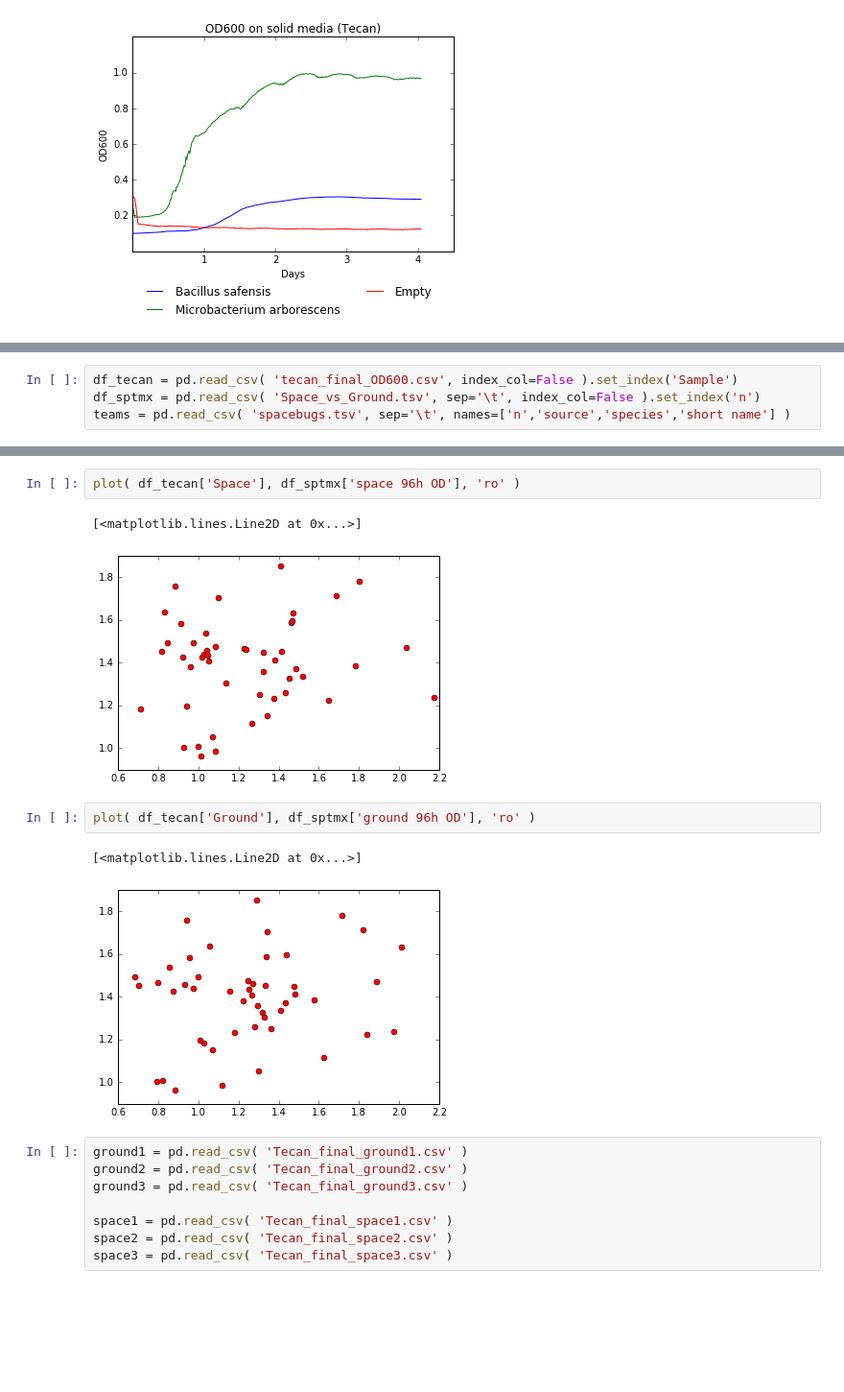
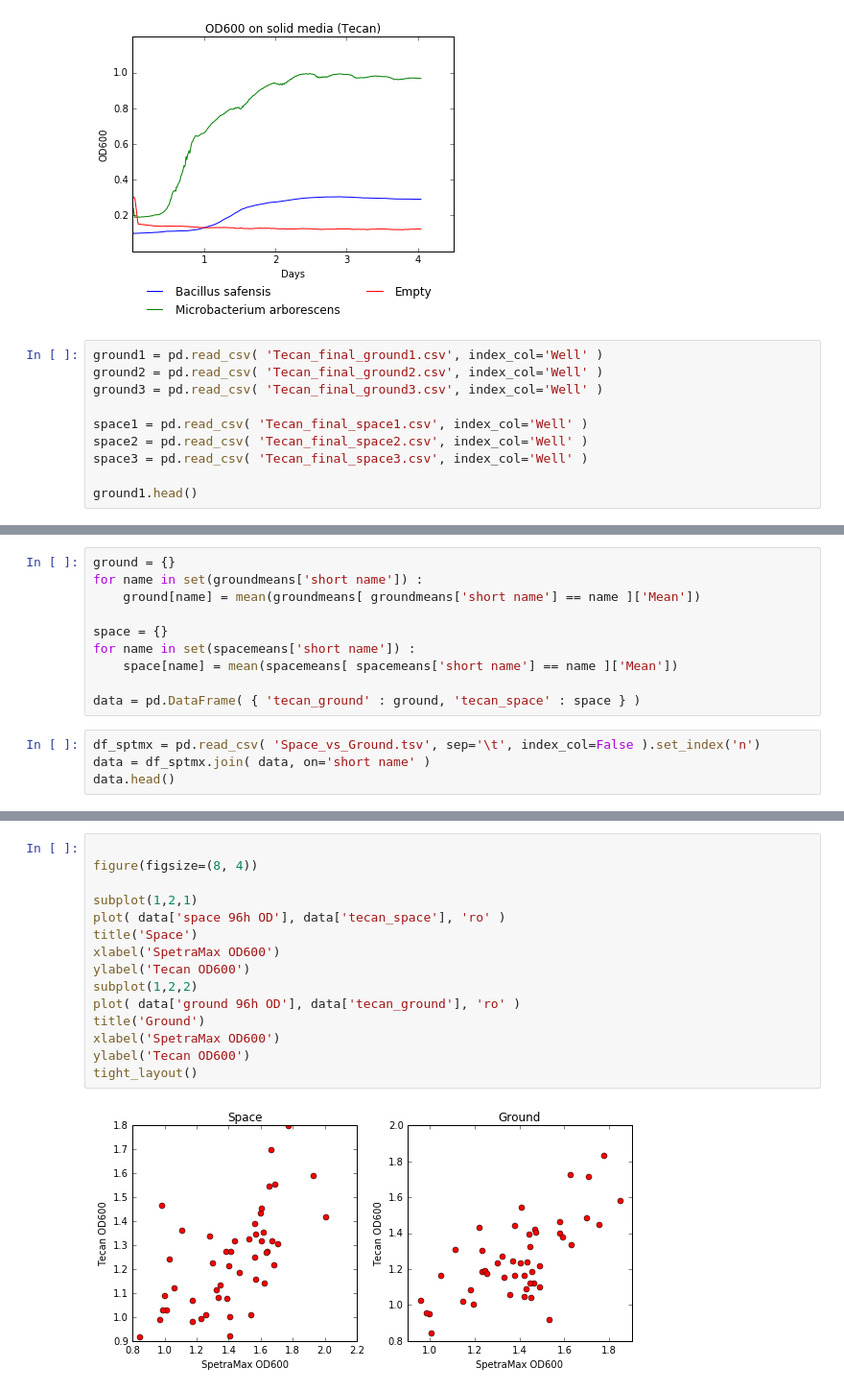
Before and after one commit to ryneches/SpaceGrowth, a Jupyter notebook: OD600 Tecan.ipynb, the cells around one changed output, grey strips where cells are left out. Shown at 96% size. Saved outputs shown, nothing was run; the diff lists cells and outputs as text; blank space fills up the shorter version.

```diff
--- a/OD600 Tecan.ipynb
+++ b/OD600 Tecan.ipynb
@@ -33,3 +33,13 @@ savefig('OD600_tecan.png', bbox_extra_artists=(lgd,), bbox_inches='tight')
 savefig('OD600_tecan.pdf', bbox_extra_artists=(lgd,), bbox_inches='tight')
 # %% [output]
 [figure]
+# %%
+ground1 = pd.read_csv( 'Tecan_final_ground1.csv', index_col='Well' )
+ground2 = pd.read_csv( 'Tecan_final_ground2.csv', index_col='Well' )
+ground3 = pd.read_csv( 'Tecan_final_ground3.csv', index_col='Well' )
+
+space1 = pd.read_csv( 'Tecan_final_space1.csv', index_col='Well' )
+space2 = pd.read_csv( 'Tecan_final_space2.csv', index_col='Well' )
+space3 = pd.read_csv( 'Tecan_final_space3.csv', index_col='Well' )
+
+ground1.head()
@@ -36,4 +133,14 @@ savefig('OD600_tecan.pdf', bbox_extra_artists=(lgd,), bbox_inches='tight')
+# %%
+ground = {}
+for name in set(groundmeans['short name']) :
+    ground[name] = mean(groundmeans[ groundmeans['short name'] == name ]['Mean'])
+
+space = {}
+for name in set(spacemeans['short name']) :
+    space[name] = mean(spacemeans[ spacemeans['short name'] == name ]['Mean'])
+
+data = pd.DataFrame( { 'tecan_ground' : ground, 'tecan_space' : space } )
 # %%
-df_tecan = pd.read_csv( 'tecan_final_OD600.csv', index_col=False ).set_index('Sample')
 df_sptmx = pd.read_csv( 'Space_vs_Ground.tsv', sep='\t', index_col=False ).set_index('n')
-teams = pd.read_csv( 'spacebugs.tsv', sep='\t', names=['n','source','species','short name'] )
+data = df_sptmx.join( data, on='short name' )
+data.head()
@@ -80,18 +155,17 @@ df_sptmx.head()
-# %%
-plot( df_tecan['Space'], df_sptmx['space 96h OD'], 'ro' )
-# %% [output]
-[<matplotlib.lines.Line2D at 0x...>]
-[figure, removed]
-# %%
-plot( df_tecan['Ground'], df_sptmx['ground 96h OD'], 'ro' )
-# %% [output]
-[<matplotlib.lines.Line2D at 0x...>]
-[figure, removed]
-# %%
-ground1 = pd.read_csv( 'Tecan_final_ground1.csv' )
-ground2 = pd.read_csv( 'Tecan_final_ground2.csv' )
-ground3 = pd.read_csv( 'Tecan_final_ground3.csv' )
-
-space1 = pd.read_csv( 'Tecan_final_space1.csv' )
-space2 = pd.read_csv( 'Tecan_final_space2.csv' )
-space3 = pd.read_csv( 'Tecan_final_space3.csv' )
+# %%
+
+figure(figsize=(8, 4))
+
+subplot(1,2,1)
+plot( data['space 96h OD'], data['tecan_space'], 'ro' )
+title('Space')
+xlabel('SpetraMax OD600')
+ylabel('Tecan OD600')
+subplot(1,2,2)
+plot( data['ground 96h OD'], data['tecan_ground'], 'ro' )
+title('Ground')
+xlabel('SpetraMax OD600')
+ylabel('Tecan OD600')
+tight_layout()
+# %% [output]
+[figure, added]
```
Also changed, not shown: parts of 14 cells of this notebook, 5 other files.
